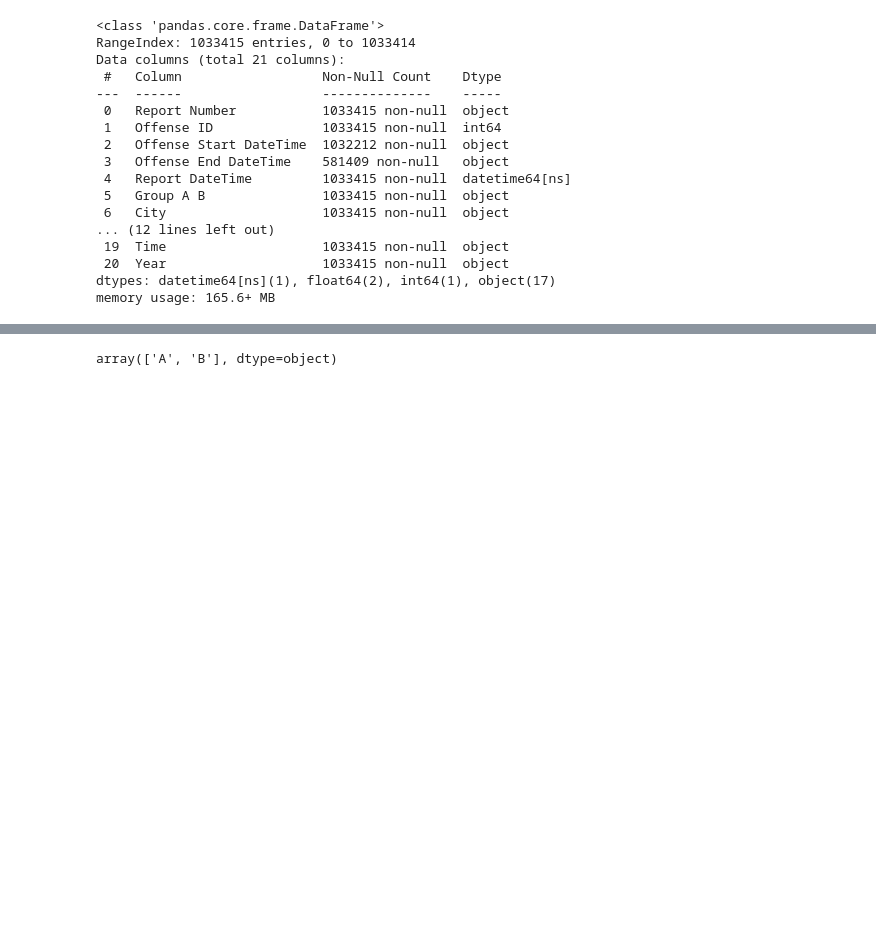
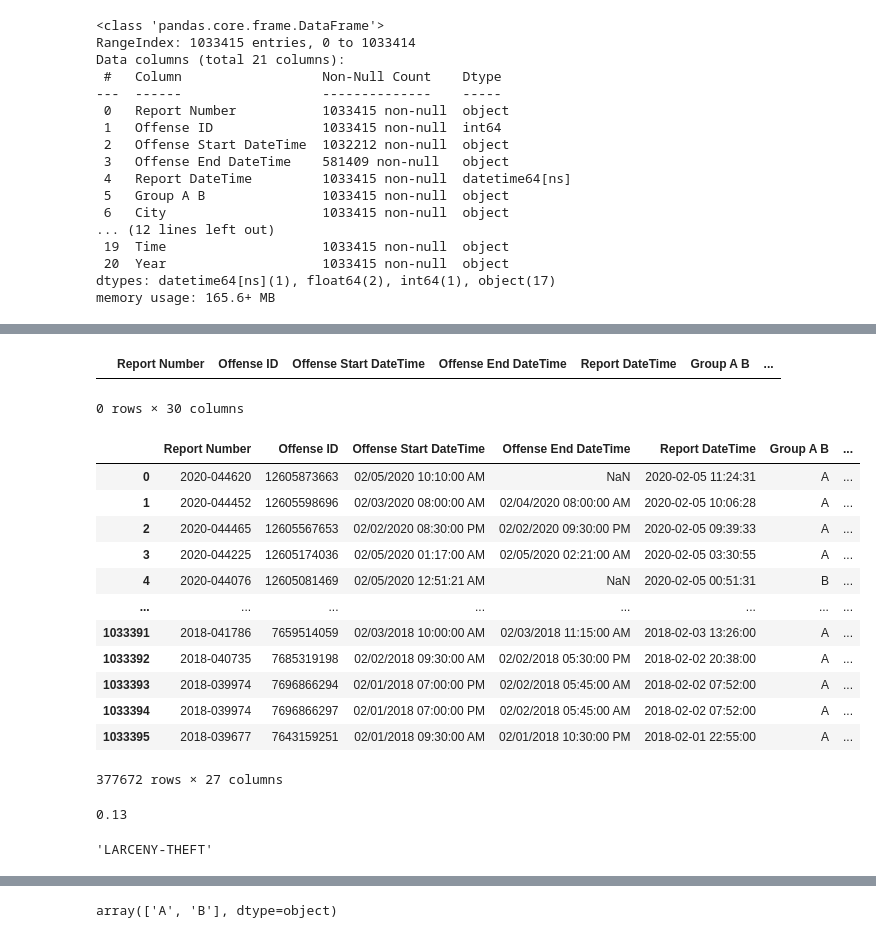
Before and after one commit to 7Petrichor7/datathon_crime_clab, a Jupyter notebook: test.ipynb, the cells around one changed output, grey strips where cells are left out. Saved outputs shown, nothing was run; the diff lists cells and outputs as text; code cells hidden in the pictures; blank space fills up the shorter version.

```diff
--- a/test.ipynb
+++ b/test.ipynb
@@ -54,0 +59,2 @@ property_data
+# %%
+combined_df_2018['month'] = combined_df_2018["Report DateTime"].dt.strftime("%Y-%m")
@@ -54,0 +128,5 @@ property_data
+# %%
+assault_df[assault_df['Crime Against Category']!= "PERSON"]
+# %% [output]
+|  | Report Number | Offense ID | Offense Start DateTime | Offense End DateTime | Report DateTime | Group A B | ... |
+0 rows × 30 columns
@@ -54,0 +139,16 @@ property_data
+# %%
+combined_df_2018
+# %% [output]
+|  | Report Number | Offense ID | Offense Start DateTime | Offense End DateTime | Report DateTime | Group A B | ... |
+| 0 | 2020-044620 | 12605873663 | 02/05/2020 10:10:00 AM | NaN | 2020-02-05 11:24:31 | A | ... |
+| 1 | 2020-044452 | 12605598696 | 02/03/2020 08:00:00 AM | 02/04/2020 08:00:00 AM | 2020-02-05 10:06:28 | A | ... |
+| 2 | 2020-044465 | 12605567653 | 02/02/2020 08:30:00 PM | 02/02/2020 09:30:00 PM | 2020-02-05 09:39:33 | A | ... |
+| 3 | 2020-044225 | 12605174036 | 02/05/2020 01:17:00 AM | 02/05/2020 02:21:00 AM | 2020-02-05 03:30:55 | A | ... |
+| 4 | 2020-044076 | 12605081469 | 02/05/2020 12:51:21 AM | NaN | 2020-02-05 00:51:31 | B | ... |
+| ... | ... | ... | ... | ... | ... | ... | ... |
+| 1033391 | 2018-041786 | 7659514059 | 02/03/2018 10:00:00 AM | 02/03/2018 11:15:00 AM | 2018-02-03 13:26:00 | A | ... |
+| 1033392 | 2018-040735 | 7685319198 | 02/02/2018 09:30:00 AM | 02/02/2018 05:30:00 PM | 2018-02-02 20:38:00 | A | ... |
+| 1033393 | 2018-039974 | 7696866294 | 02/01/2018 07:00:00 PM | 02/02/2018 05:45:00 AM | 2018-02-02 07:52:00 | A | ... |
+| 1033394 | 2018-039974 | 7696866297 | 02/01/2018 07:00:00 PM | 02/02/2018 05:45:00 AM | 2018-02-02 07:52:00 | A | ... |
+| 1033395 | 2018-039677 | 7643159251 | 02/01/2018 09:30:00 AM | 02/01/2018 10:30:00 PM | 2018-02-01 22:55:00 | A | ... |
+377672 rows × 27 columns
@@ -54,0 +162,4 @@ property_data
+# %%
+min(combined_df_2018_final.crime_rate)
+# %% [output]
+0.13
@@ -54,0 +168,4 @@ property_data
+# %%
+offense_types[0]
+# %% [output]
+'LARCENY-THEFT'
```
Also changed, not shown: parts of 24 cells of this notebook, 5 other files.
